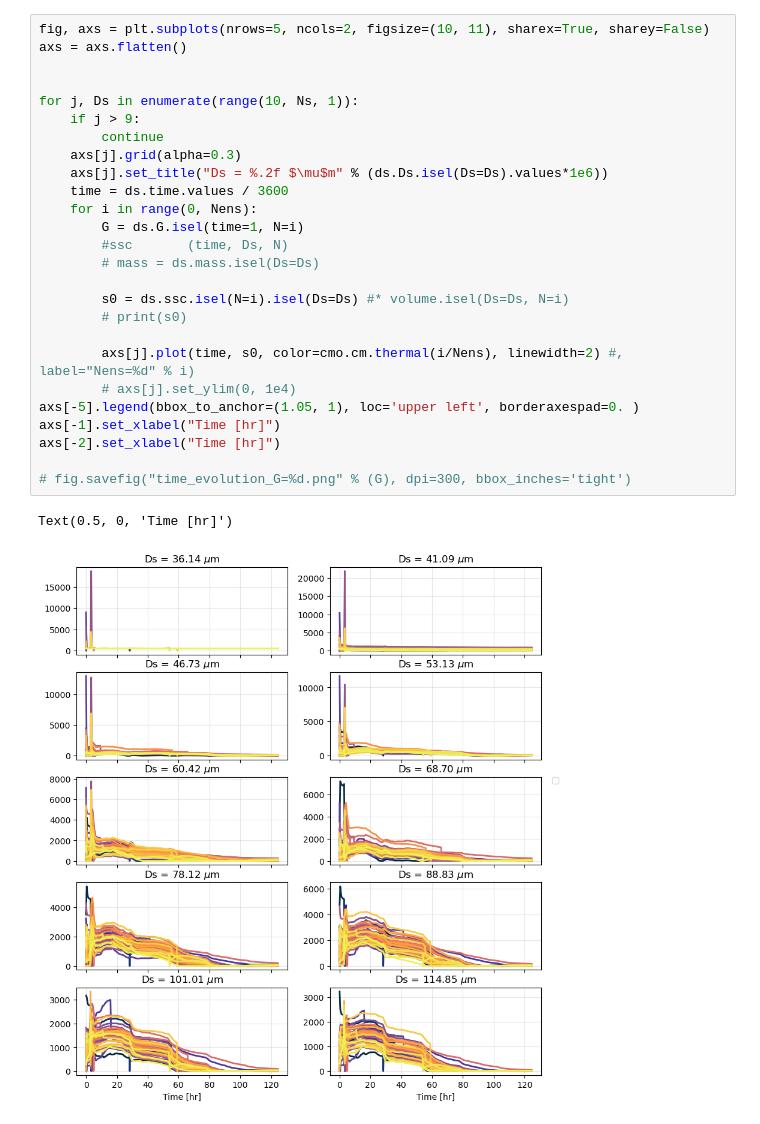
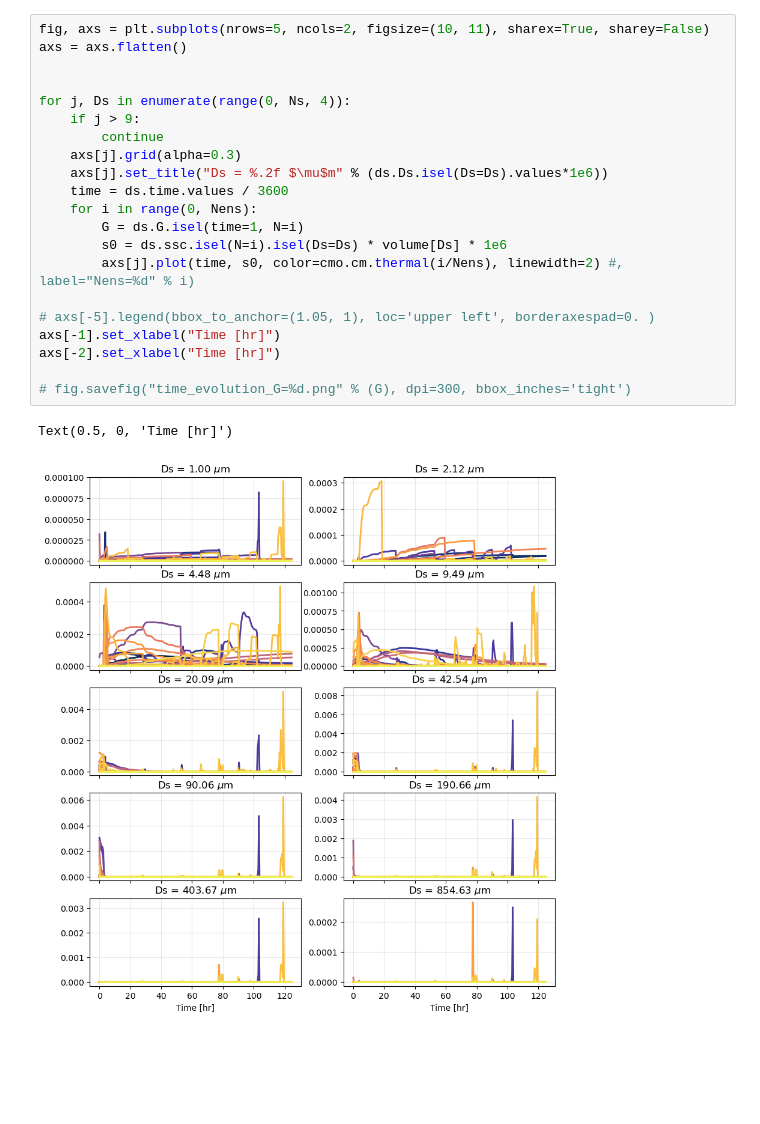
Before and after one commit to sienna-white/enkf_sediment, a Jupyter notebook: plot_floc_mod_ens.ipynb, the cells around one changed output. Saved outputs shown, nothing was run; the diff lists cells and outputs as text; blank space fills up the shorter version.

```diff
--- a/plot_floc_mod_ens.ipynb
+++ b/plot_floc_mod_ens.ipynb
@@ -65,31 +76,26 @@ Coordinates:
 # %%
 fig, axs = plt.subplots(nrows=5, ncols=2, figsize=(10, 11), sharex=True, sharey=False)
 axs = axs.flatten()
 
 
-for j, Ds in enumerate(range(10, Ns, 1)):
+for j, Ds in enumerate(range(0, Ns, 4)):
     if j > 9:
         continue
     axs[j].grid(alpha=0.3)
     axs[j].set_title("Ds = %.2f $\mu$m" % (ds.Ds.isel(Ds=Ds).values*1e6))
     time = ds.time.values / 3600
     for i in range(0, Nens):
         G = ds.G.isel(time=1, N=i)
-        #ssc       (time, Ds, N)
-        # mass = ds.mass.isel(Ds=Ds)
+        s0 = ds.ssc.isel(N=i).isel(Ds=Ds) * volume[Ds] * 1e6
+        axs[j].plot(time, s0, color=cmo.cm.thermal(i/Nens), linewidth=2) #, label="Nens=%d" % i)
 
-        s0 = ds.ssc.isel(N=i).isel(Ds=Ds) #* volume.isel(Ds=Ds, N=i)
-        # print(s0)
-
-        axs[j].plot(time, s0, color=cmo.cm.thermal(i/Nens), linewidth=2) #, label="Nens=%d" % i)
-        # axs[j].set_ylim(0, 1e4)
-axs[-5].legend(bbox_to_anchor=(1.05, 1), loc='upper left', borderaxespad=0. )
+# axs[-5].legend(bbox_to_anchor=(1.05, 1), loc='upper left', borderaxespad=0. )
 axs[-1].set_xlabel("Time [hr]")
 axs[-2].set_xlabel("Time [hr]")
 
 # fig.savefig("time_evolution_G=%d.png" % (G), dpi=300, bbox_inches='tight')
 # %% [output]
 Text(0.5, 0, 'Time [hr]')
-[figure, old version]
+[figure, new version]
 # %%
 fig, axs = plt.subplots(nrows=3, ncols=5, figsize=(14, 7), sharex=True, sharey=True)
```
Also changed, not shown: parts of 10 cells of this notebook, 3 other files.
